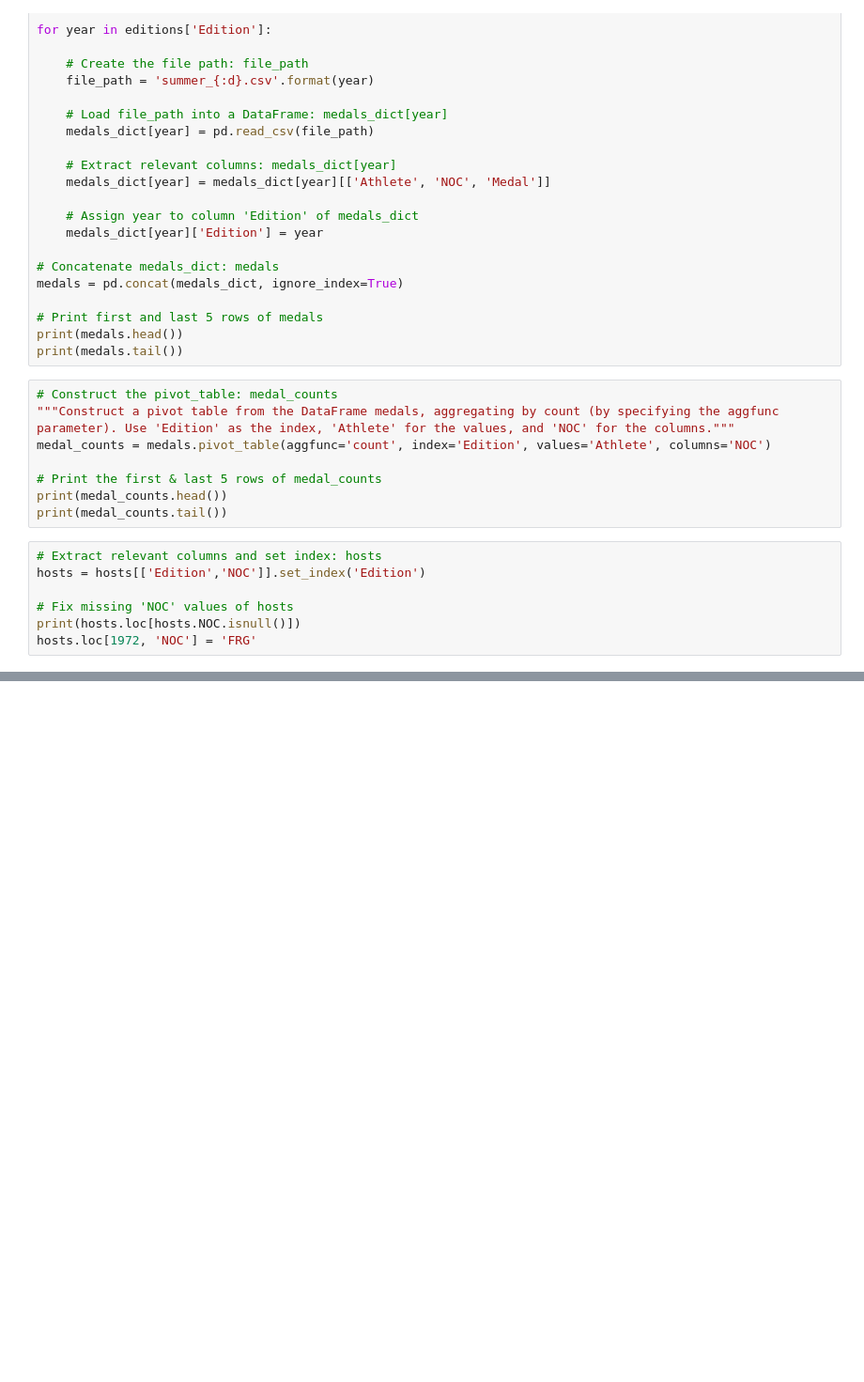
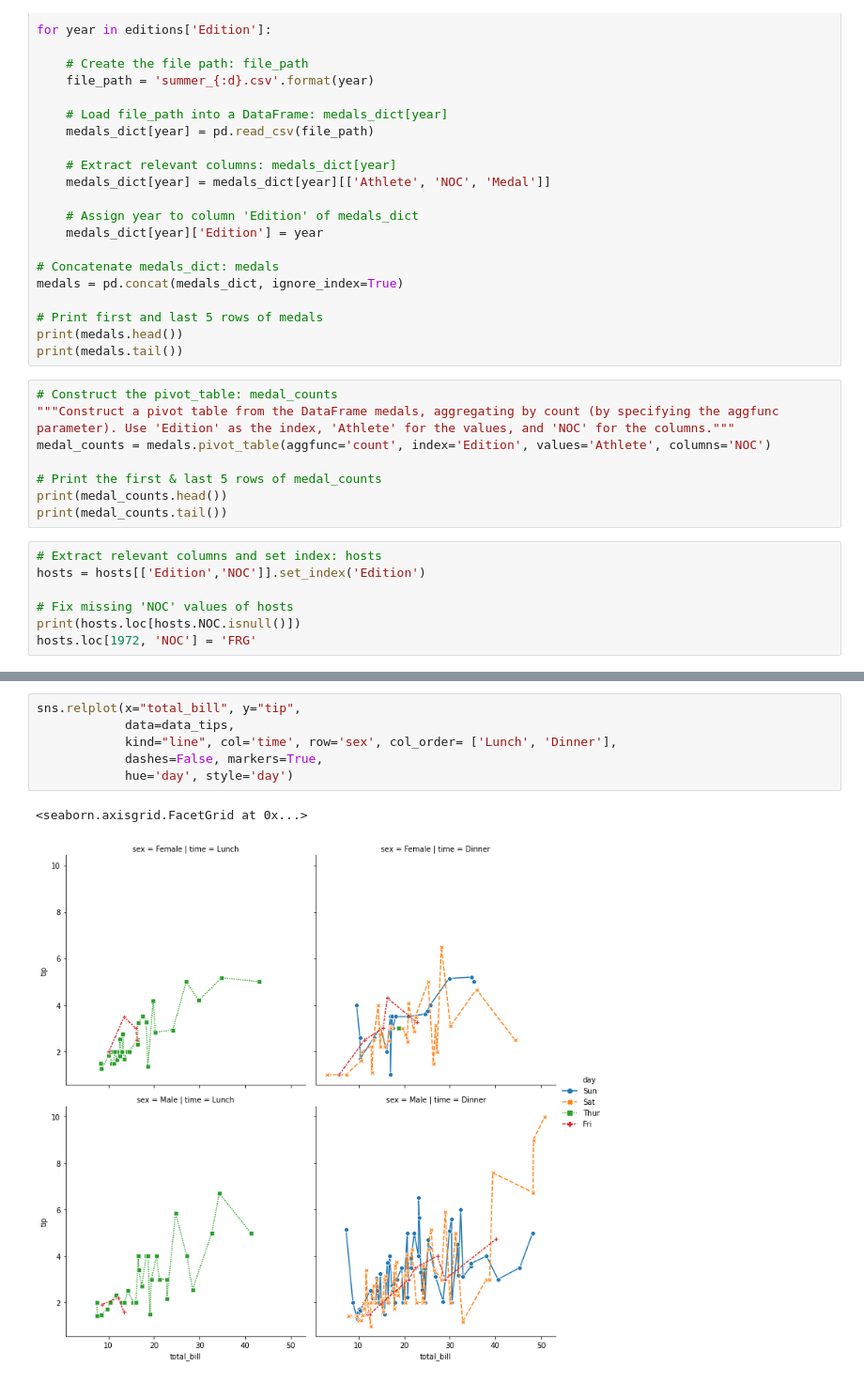
Before and after one commit to tubademir23/ML_Python101, a Jupyter notebook: datacamp/MergingDataFramesWithPandas.ipynb, the cells around one changed output, grey strips where cells are left out. Shown: that part at 94% size. Saved outputs shown, nothing was run; the diff lists cells and outputs as text; blank space fills up the shorter version.

```diff
--- a/datacamp/MergingDataFramesWithPandas.ipynb
+++ b/datacamp/MergingDataFramesWithPandas.ipynb
@@ -283,0 +284,9 @@ ValueError: `legend` must be 'brief', 'full', or False
+# %%
+sns.relplot(x="total_bill", y="tip",
+            data=data_tips,
+            kind="line", col='time', row='sex', col_order= ['Lunch', 'Dinner'],
+            dashes=False, markers=True,
+            hue='day', style='day')
+# %% [output]
+<seaborn.axisgrid.FacetGrid at 0x...>
+[figure, added]
```
Also changed, not shown: parts of 4 cells of this notebook.
